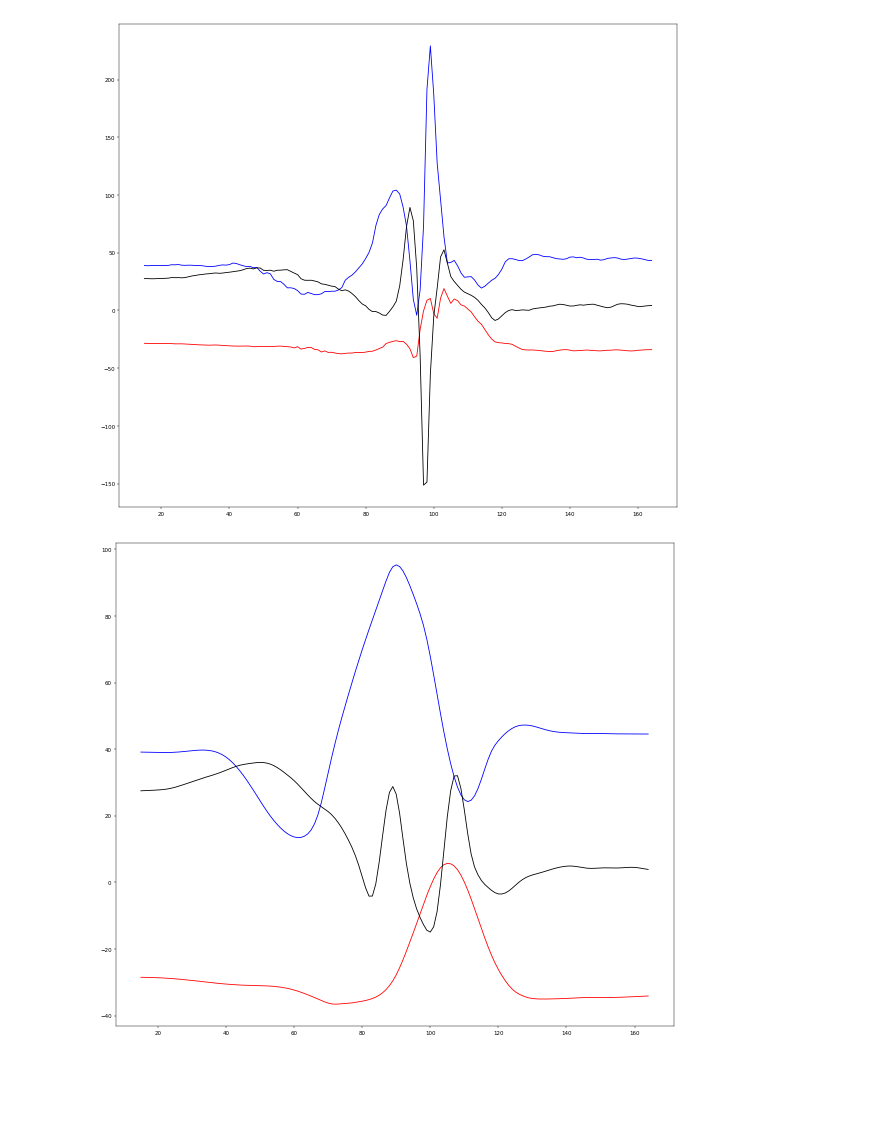
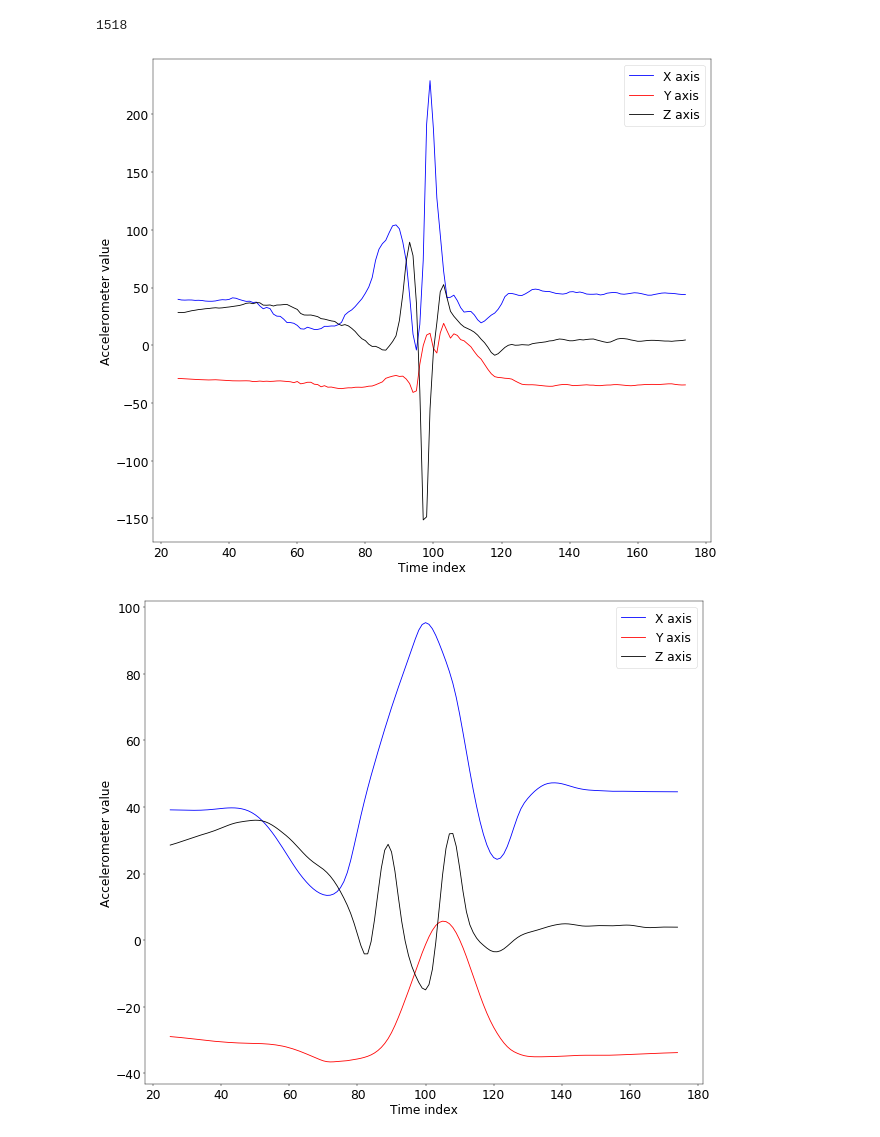
Before and after one commit to n3hrox/Biometric-analysis, a Jupyter notebook: acc_data.ipynb, the cells around one changed output. Saved outputs shown, nothing was run; the diff lists cells and outputs as text; code cells hidden in the pictures; blank space fills up the shorter version.

```diff
--- a/acc_data.ipynb
+++ b/acc_data.ipynb
@@ -3,45 +3,62 @@ import pandas as pd
 import numpy as np
 import matplotlib.pyplot as plt
 from scipy.signal import savgol_filter
 
 col_names = ['timestamp', 'X', 'Y', 'Z']
 acc_data_reference = pd.read_csv('./reference-fd-bw/acc.csv', names=col_names)
 # print(datetime.fromtimestamp((acc_data_forward['timestamp'][0]/1000.)))
 
-TMP_START = 15
-TMP_END = 165
+TMP_START = 25
+TMP_END = 175
 
-
+import matplotlib
+font = {
+    # 'weight': 'bold',
+    'size': 22
+}
+matplotlib.rc('font', **font)
+matplotlib.rcParams.update({'font.size': 22})
+time = list(acc_data_reference['timestamp'][TMP_START:TMP_END])
+print(time[-1] - time[0])
 xaxis = list(range(len(acc_data_reference)))[TMP_START:TMP_END]
 x_reference = acc_data_reference['X']
 # x_alt = savgol_filter(list(x_reference), 31, 2)
 y_reference = acc_data_reference['Y']
 z_reference = acc_data_reference['Z']
 fig = plt.figure(figsize=(18, 16), dpi=40, facecolor='w', edgecolor='k')
-plt.plot(xaxis, np.rad2deg(x_reference[TMP_START:TMP_END]), color="blue", label="xaxis")
-plt.plot(xaxis, np.rad2deg(y_reference[TMP_START:TMP_END]), color="red", label="yaxis")
-plt.plot(xaxis, np.rad2deg(z_reference[TMP_START:TMP_END]), color="black", label="zaxis")
+plt.plot(xaxis, np.rad2deg(x_reference[TMP_START:TMP_END]), color="blue", label="X axis")
+plt.plot(xaxis, np.rad2deg(y_reference[TMP_START:TMP_END]), color="red", label="Y axis")
+plt.plot(xaxis, np.rad2deg(z_reference[TMP_START:TMP_END]), color="black", label="Z axis")
+plt.xlabel('Time index')
+plt.ylabel('Accelerometer value')
+plt.legend()
 plt.show()
+
+# [TMP_START:TMP_END]
 
 # reference data filtration
 x_reference = savgol_filter(list(x_reference), 21, 2)
 x_reference = savgol_filter(list(x_reference), 31, 2)
 x_reference = x_reference[20:170]
 y_reference = savgol_filter(list(y_reference), 21, 2)
 y_reference = savgol_filter(list(y_reference), 31, 2)
+# z_reference = savgol_filter(list(z_reference), 21, 2)
 z_reference = savgol_filter(list(z_reference), 11, 2)
 z_reference = savgol_filter(list(z_reference), 21, 2)
 
 
 fig2 = plt.figure(figsize=(18, 16), dpi=40, facecolor='w', edgecolor='k')
-plt.plot(xaxis, np.rad2deg(x_reference), color="blue", label="xaxis")
-plt.plot(xaxis, np.rad2deg(y_reference[TMP_START:TMP_END]), color="red", label="yaxis")
-plt.plot(xaxis, np.rad2deg(z_reference[TMP_START:TMP_END]), color="black", label="zaxis")
+plt.plot(xaxis, np.rad2deg(x_reference), color="blue", label="X axis")
+plt.plot(xaxis, np.rad2deg(y_reference[TMP_START:TMP_END]), color="red", label="Y axis")
+plt.plot(xaxis, np.rad2deg(z_reference[TMP_START:TMP_END]), color="black", label="Z axis")
+plt.xlabel('Time index')
+plt.ylabel('Accelerometer value')
+plt.legend()
 plt.show()
-plt.legend()
 # %% [output]
+1518
-[figure, old version]
+[figure, new version]
-[figure, old version]
+[figure, new version]
 # %%
 
 TMP_START = 0
```
Also changed, not shown: parts of 4 cells of this notebook, 2 other files.
